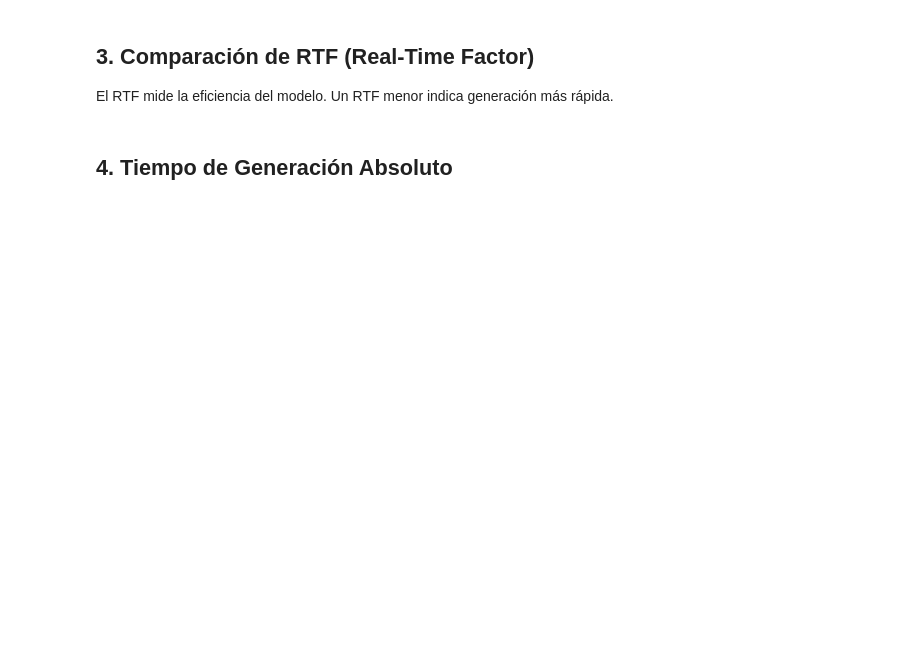
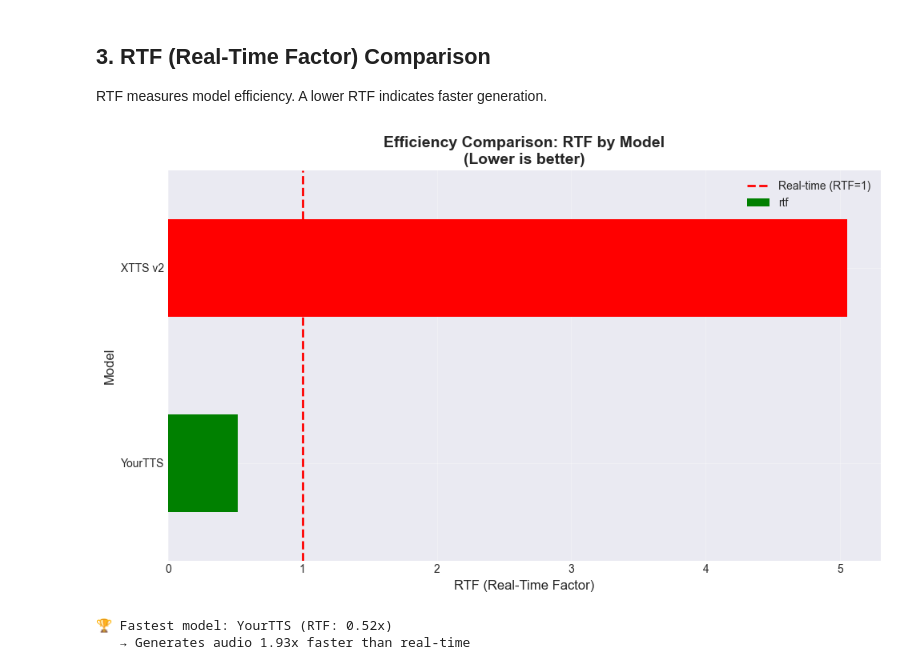
Before and after one commit to VforVitorio/TTS_zero_shot_cloning, a Jupyter notebook: evaluation/evaluation.ipynb, the cells around one changed output. Drawn from its saved outputs; the diff is of its cells as text; code cells hidden in the pictures; blank space fills up the shorter version.

Commit message:
adding metrics, final audios and evaluation

```diff
--- a/evaluation/evaluation.ipynb
+++ b/evaluation/evaluation.ipynb
@@ -42,21 +47,21 @@ for f in json_files:
 # %%
-# Función para cargar y procesar los datos
+# Function to load and process data
 def load_metrics_from_json(json_path):
     """
-    Carga métricas desde un archivo JSON.
+    Load metrics from a JSON file.
 
     Returns:
-        DataFrame con las métricas de cada modelo
+        DataFrame with metrics for each model
     """
     with open(json_path, 'r', encoding='utf-8') as f:
         data = json.load(f)
 
-    # Extraer información general
+    # Extract general information
     timestamp = data.get('timestamp', 'unknown')
     text = data.get('text', '')
     reference = data.get('reference_audio', '')
 
-    # Crear DataFrame con los resultados de cada modelo
+    # Create DataFrame with results for each model
     models_data = []
     for model in data.get('models', []):
         if model.get('success', False):
@@ -81,18 +86,18 @@ def load_metrics_from_json(json_path):
 
     return pd.DataFrame(models_data)
 
-# Cargar todos los resultados
+# Load all results
 all_results = []
 for json_file in json_files:
     df = load_metrics_from_json(json_file)
     all_results.append(df)
 
-# Combinar todos los resultados
+# Combine all results
 if all_results:
     metrics_df = pd.concat(all_results, ignore_index=True)
     print(f"\nLoaded {len(metrics_df)} model evaluations")
     display(metrics_df.head())
 else:
-    print("\n⚠️ No se encontraron archivos de métricas.")
-    print("Ejecuta primero: make run-all TEXT='Your test text'")
+    print("\n⚠️ No metrics files found.")
+    print("Run first: make run-all TEXT='Your test text'")
     metrics_df = pd.DataFrame()
@@ -121,36 +143,38 @@ if not metrics_df.empty:
-# %% [markdown]
-## 3. Comparación de RTF (Real-Time Factor)
-
-El RTF mide la eficiencia del modelo. Un RTF menor indica generación más rápida.
+# %% [markdown]
+## 3. RTF (Real-Time Factor) Comparison
+
+RTF measures model efficiency. A lower RTF indicates faster generation.
 # %%
 if not metrics_df.empty and 'rtf' in successful_df.columns:
     fig, ax = plt.subplots(figsize=(10, 6))
 
-    # Crear gráfico de barras
+    # Create bar chart
     models = successful_df.groupby('model')['rtf'].mean().sort_values()
     colors = ['green' if rtf < 1 else 'orange' if rtf < 2 else 'red' for rtf in models]
 
     models.plot(kind='barh', ax=ax, color=colors)
 
-    # Añadir línea de referencia en RTF=1
+    # Add reference line at RTF=1
     ax.axvline(x=1, color='red', linestyle='--', linewidth=2, label='Real-time (RTF=1)')
 
     ax.set_xlabel('RTF (Real-Time Factor)', fontsize=12)
     ax.set_ylabel('Model', fontsize=12)
-    ax.set_title('Comparación de Eficiencia: RTF por Modelo\n(Menor es mejor)', fontsize=14, fontweight='bold')
+    ax.set_title('Efficiency Comparison: RTF by Model\n(Lower is better)', fontsize=14, fontweight='bold')
     ax.legend()
     ax.grid(True, alpha=0.3)
 
     plt.tight_layout()
     plt.show()
 
-    # Interpretación
+    # Interpretation
     fastest = models.idxmin()
-    print(f"\n🏆 Modelo más rápido: {fastest} (RTF: {models[fastest]:.2f}x)")
+    print(f"\n🏆 Fastest model: {fastest} (RTF: {models[fastest]:.2f}x)")
 
     if models[fastest] < 1:
-        print(f"   → Genera audio {1/models[fastest]:.2f}x más rápido que tiempo real")
+        print(f"   → Generates audio {1/models[fastest]:.2f}x faster than real-time")
     else:
-        print(f"   → Tarda {models[fastest]:.2f}x el tiempo del audio en generar")
+        print(f"   → Takes {models[fastest]:.2f}x the audio duration to generate")
+# %% [output]
+[figure, added]
+🏆 Fastest model: YourTTS (RTF: 0.52x)
+   → Generates audio 1.93x faster than real-time
-# %% [markdown]
-## 4. Tiempo de Generación Absoluto
```
Also changed, not shown: parts of 21 cells of this notebook, 18 other files.
